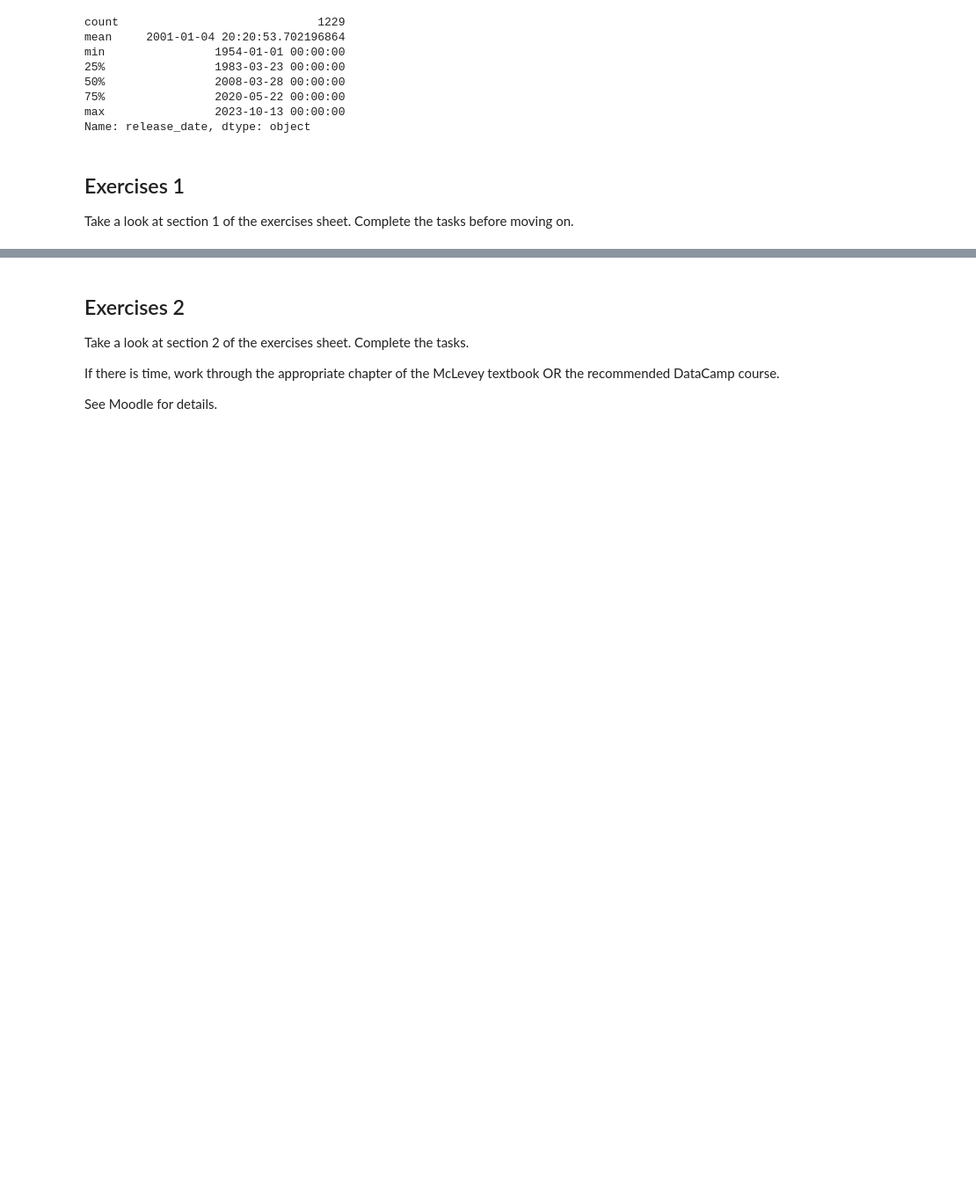
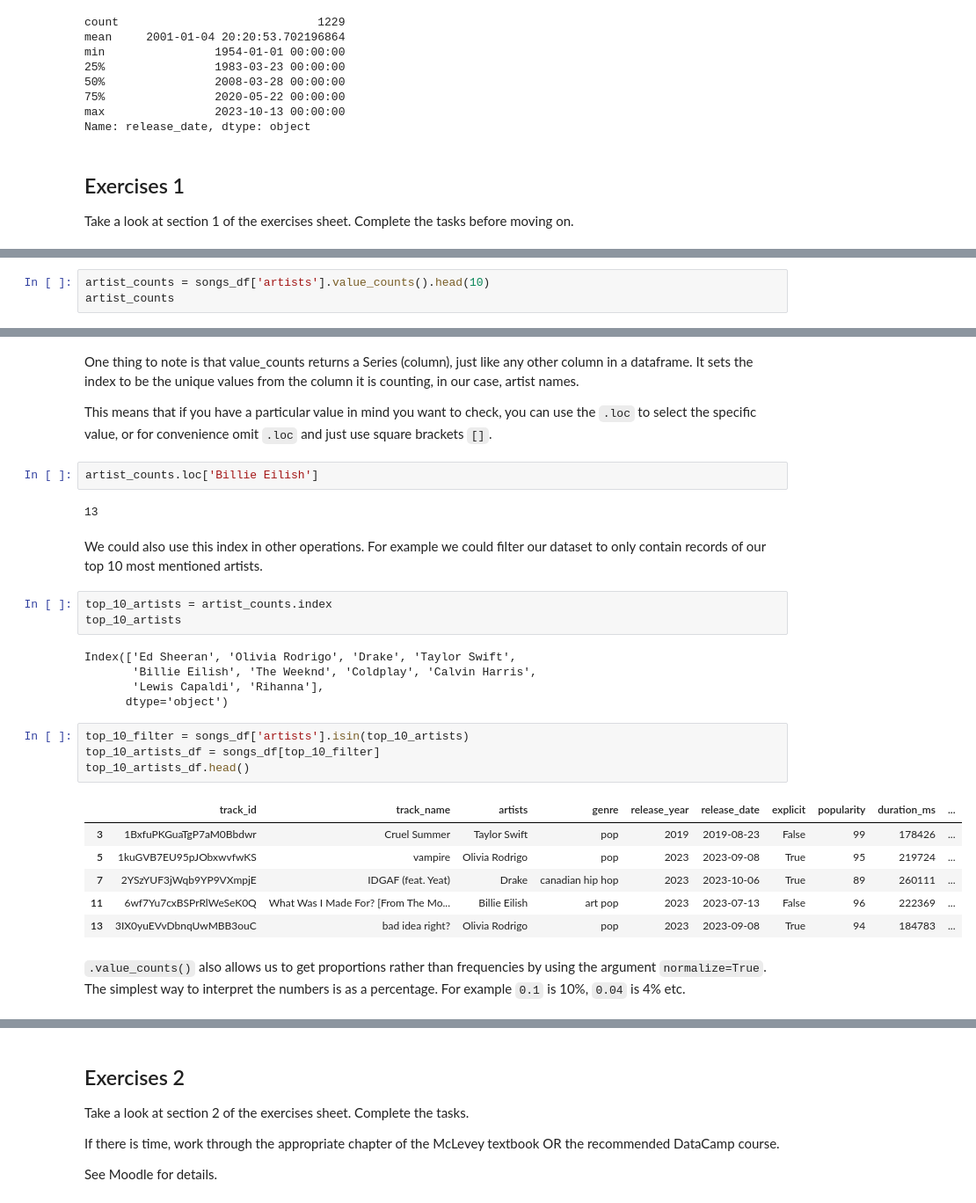
Before and after one commit to Minyall/sc207_2023-24, a Jupyter notebook: 4_5_pandas/5_pandas.ipynb, the cells around one changed output, grey strips where cells are left out. Shown at 88% size. Cells and saved outputs as stored; diff of their text form; blank space fills up the shorter version.

```diff
--- a/4_5_pandas/5_pandas.ipynb
+++ b/4_5_pandas/5_pandas.ipynb
@@ -222,0 +252,3 @@ Take a look at section 1 of the exercises sheet. Complete the tasks before movin
+# %%
+artist_counts = songs_df['artists'].value_counts().head(10)
+artist_counts
@@ -222,0 +267,31 @@ Take a look at section 1 of the exercises sheet. Complete the tasks before movin
+# %% [markdown]
+One thing to note is that value_counts returns a Series (column), just like any other column in a dataframe. It sets the index to be the unique values from the column it is counting, in our case, artist names.
+
+This means that if you have a particular value in mind you want to check, you can use the `.loc` to select the specific value, or for convenience omit `.loc` and just use square brackets `[]`.
+# %%
+artist_counts.loc['Billie Eilish']
+# %% [output]
+13
+# %% [markdown]
+We could also use this index in other operations. For example we could filter our dataset to only contain records of our top 10 most mentioned artists.
+# %%
+top_10_artists = artist_counts.index
+top_10_artists
+# %% [output]
+Index(['Ed Sheeran', 'Olivia Rodrigo', 'Drake', 'Taylor Swift',
+       'Billie Eilish', 'The Weeknd', 'Coldplay', 'Calvin Harris',
+       'Lewis Capaldi', 'Rihanna'],
+      dtype='object')
+# %%
+top_10_filter = songs_df['artists'].isin(top_10_artists)
+top_10_artists_df = songs_df[top_10_filter]
+top_10_artists_df.head()
+# %% [output]
+|  | track_id | track_name | artists | genre | release_year | release_date | explicit | popularity | duration_ms | ... |
+| 3 | 1BxfuPKGuaTgP7aM0Bbdwr | Cruel Summer | Taylor Swift | pop | 2019 | 2019-08-23 | False | 99 | 178426 | ... |
+| 5 | 1kuGVB7EU95pJObxwvfwKS | vampire | Olivia Rodrigo | pop | 2023 | 2023-09-08 | True | 95 | 219724 | ... |
+| 7 | 2YSzYUF3jWqb9YP9VXmpjE | IDGAF (feat. Yeat) | Drake | canadian hip hop | 2023 | 2023-10-06 | True | 89 | 260111 | ... |
+| 11 | 6wf7Yu7cxBSPrRlWeSeK0Q | What Was I Made For? [From The Mo... | Billie Eilish | art pop | 2023 | 2023-07-13 | False | 96 | 222369 | ... |
+| 13 | 3IX0yuEVvDbnqUwMBB3ouC | bad idea right? | Olivia Rodrigo | pop | 2023 | 2023-09-08 | True | 94 | 184783 | ... |
+# %% [markdown]
+`.value_counts()` also allows us to get proportions rather than frequencies by using the argument `normalize=True`. The simplest way to interpret the numbers is as a percentage. For example `0.1` is 10%, `0.04` is 4% etc.
```
Also changed, not shown: parts of 23 cells of this notebook.
